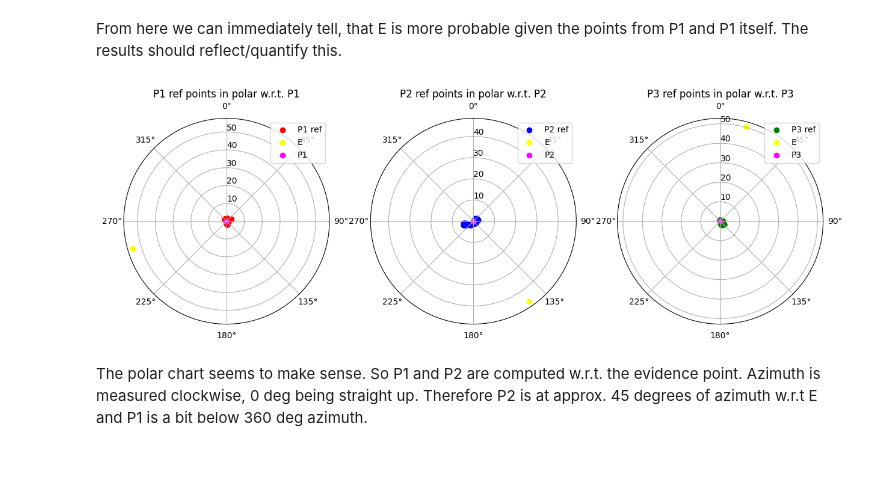
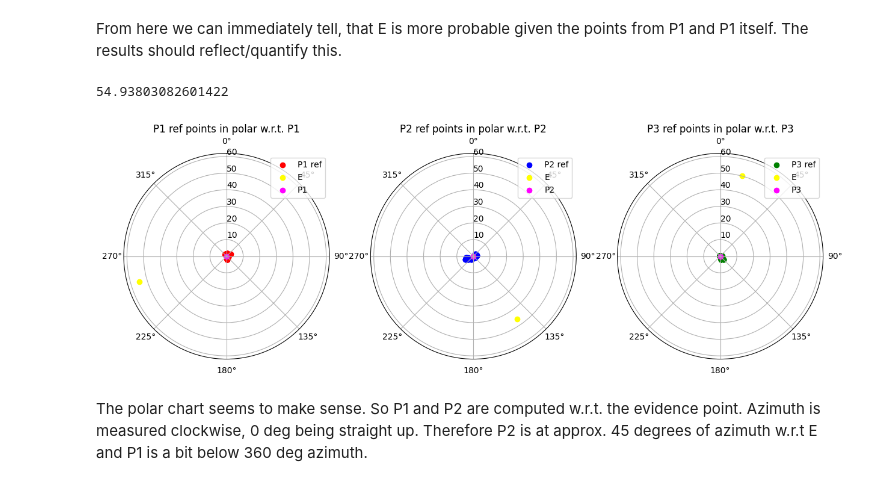
Before and after one commit to KlemenVovk/gps_evaluation, a Jupyter notebook: mainFRI.ipynb, the cells around one changed output. Cells and saved outputs as stored; diff of their text form; code cells hidden in the pictures.

```diff
--- a/mainFRI.ipynb
+++ b/mainFRI.ipynb
@@ -179,30 +179,41 @@ From here we can immediately tell, that E is more probable given the points from
 # %%
 fig, ax = plt.subplots(1, 3, subplot_kw={'projection': 'polar'}, figsize=(15,7))
 for ax1 in ax.flatten():
     ax1.set_theta_zero_location('N')
     ax1.set_theta_direction(-1)
     ax1.set_rlabel_position(0)
 
+max_dist = max(max(df_p1["dist"]), max(df_p2["dist"]), max(df_p2["dist"]),E_dist_angle_wrt_P1[0],E_dist_angle_wrt_P2[0],E_dist_angle_wrt_P3[0])
+print(max_dist)
+max_dist+=7
+
+
 ax[0].scatter(df_p1["angle"], df_p1["dist"], label="P1 ref", color="red")
 ax[0].set_title("P1 ref points in polar w.r.t. P1")
 ax[0].scatter(E_dist_angle_wrt_P1[1], E_dist_angle_wrt_P1[0], label="E", color="yellow")
 ax[0].scatter(0, 0, label="P1", color="magenta")
+ax[0].set_rmax(max_dist)
 ax[0].legend()
+
+
 
 ax[1].scatter(df_p2["angle"], df_p2["dist"], label="P2 ref", color="blue")
 ax[1].set_title("P2 ref points in polar w.r.t. P2")
 ax[1].scatter(E_dist_angle_wrt_P2[1], E_dist_angle_wrt_P2[0], label="E", color="yellow")
 ax[1].scatter(0, 0, label="P2", color="magenta")
+ax[1].set_rmax(max_dist)
 ax[1].legend()
 
 ax[2].scatter(df_p3["angle"], df_p3["dist"], label="P3 ref", color="green")
 ax[2].set_title("P3 ref points in polar w.r.t. P3")
 ax[2].scatter(E_dist_angle_wrt_P3[1], E_dist_angle_wrt_P3[0], label="E", color="yellow")
 ax[2].scatter(0, 0, label="P3", color="magenta")
+ax[2].set_rmax(max_dist)
 ax[2].legend()
 plt.show()
 # %% [output]
+54.93803082601422
-[figure, old version]
+[figure, new version]
 # %% [markdown]
 The polar chart seems to make sense. So P1 and P2 are computed w.r.t. the evidence point. Azimuth is measured clockwise, 0 deg being straight up. Therefore P2 is at approx. 45 degrees of azimuth w.r.t E and P1 is a bit below 360 deg azimuth.
 # %% [markdown]
```
Also changed, not shown: parts of 3 cells of this notebook, 1 other file.
